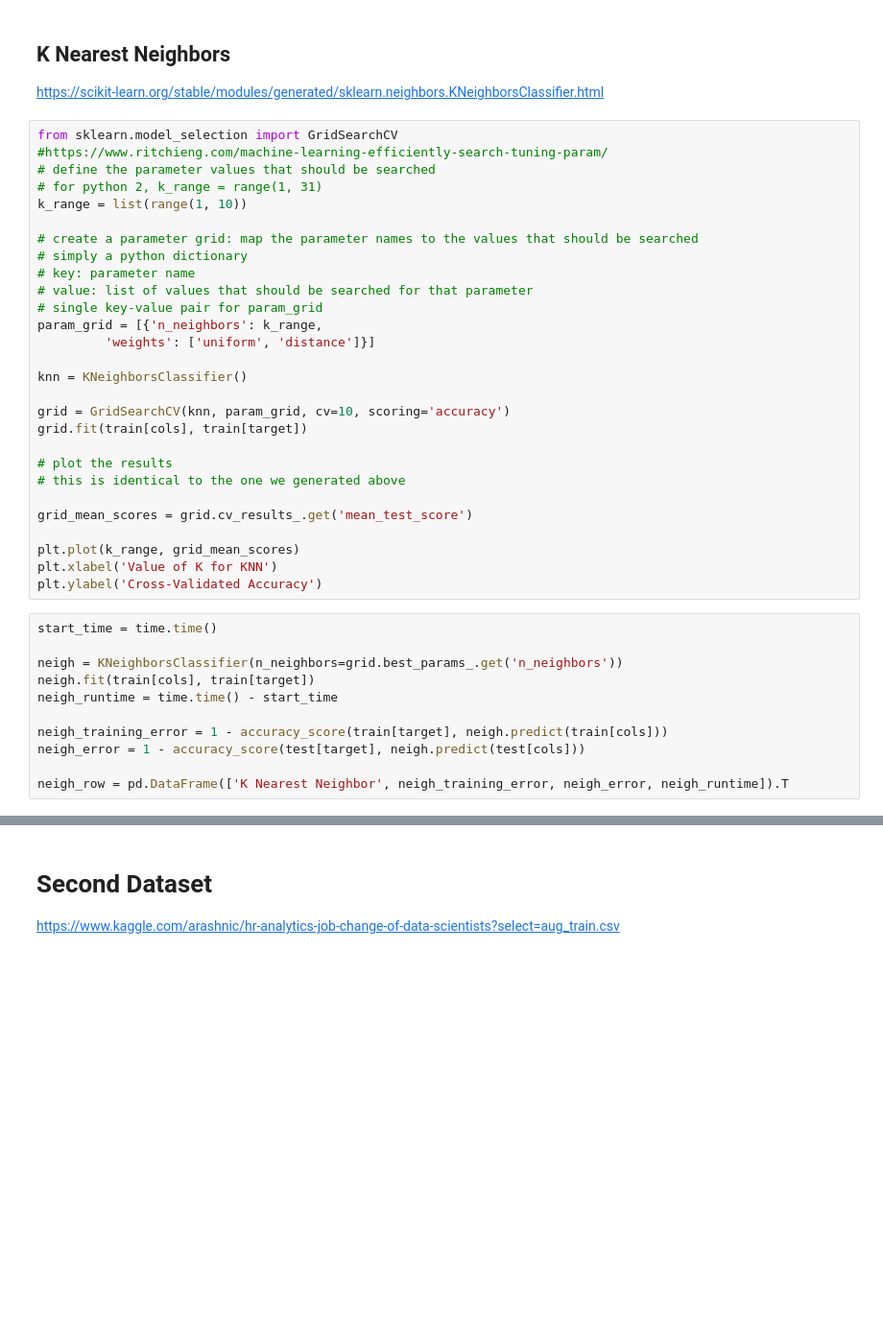
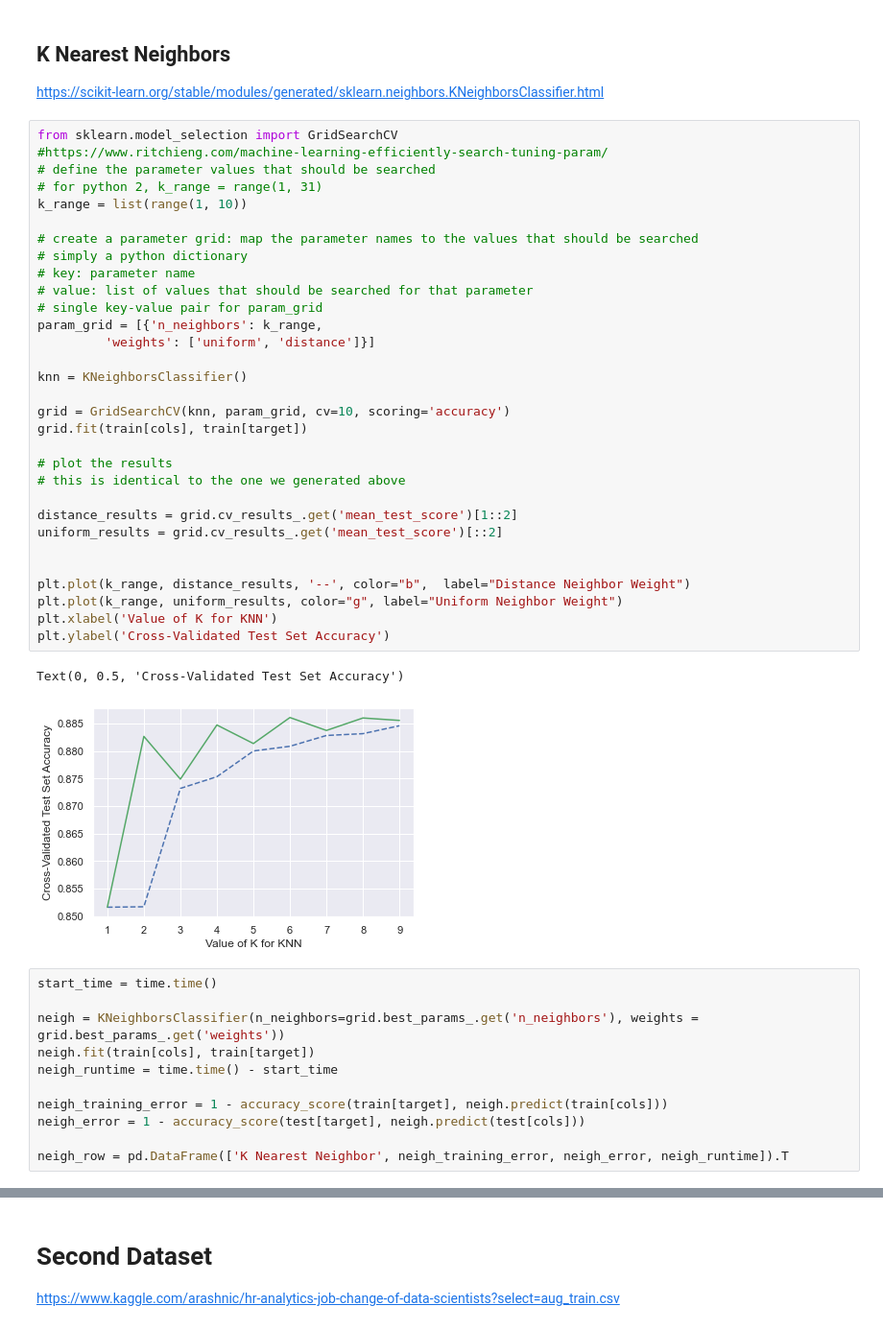
Before and after one commit to nichoward/Supervised-Learning-CS-7641, a Jupyter notebook: Supervised Learning.ipynb, the cells around one changed output, grey strips where cells are left out. Shown: that part at 96% size. Drawn from its saved outputs; the diff is of its cells as text; blank space fills up the shorter version.

```diff
--- a/Supervised Learning.ipynb
+++ b/Supervised Learning.ipynb
@@ -295,35 +295,41 @@ https://scikit-learn.org/stable/modules/generated/sklearn.neighbors.KNeighborsCl
 # %%
 from sklearn.model_selection import GridSearchCV
 #https://www.ritchieng.com/machine-learning-efficiently-search-tuning-param/
 # define the parameter values that should be searched
 # for python 2, k_range = range(1, 31)
 k_range = list(range(1, 10))
 
 # create a parameter grid: map the parameter names to the values that should be searched
 # simply a python dictionary
 # key: parameter name
 # value: list of values that should be searched for that parameter
 # single key-value pair for param_grid
 param_grid = [{'n_neighbors': k_range,
          'weights': ['uniform', 'distance']}]
 
 knn = KNeighborsClassifier()
 
 grid = GridSearchCV(knn, param_grid, cv=10, scoring='accuracy')
 grid.fit(train[cols], train[target])
 
 # plot the results
 # this is identical to the one we generated above
 
-grid_mean_scores = grid.cv_results_.get('mean_test_score')
+distance_results = grid.cv_results_.get('mean_test_score')[1::2]
+uniform_results = grid.cv_results_.get('mean_test_score')[::2]
 
-plt.plot(k_range, grid_mean_scores)
+
+plt.plot(k_range, distance_results, '--', color="b",  label="Distance Neighbor Weight")
+plt.plot(k_range, uniform_results, color="g", label="Uniform Neighbor Weight")
 plt.xlabel('Value of K for KNN')
-plt.ylabel('Cross-Validated Accuracy')
+plt.ylabel('Cross-Validated Test Set Accuracy')
+# %% [output]
+Text(0, 0.5, 'Cross-Validated Test Set Accuracy')
+[figure, added]
 # %%
 start_time = time.time()
 
-neigh = KNeighborsClassifier(n_neighbors=grid.best_params_.get('n_neighbors'))
+neigh = KNeighborsClassifier(n_neighbors=grid.best_params_.get('n_neighbors'), weights = grid.best_params_.get('weights'))
 neigh.fit(train[cols], train[target])
 neigh_runtime = time.time() - start_time
 
```
Also changed, not shown: parts of 18 cells of this notebook.
